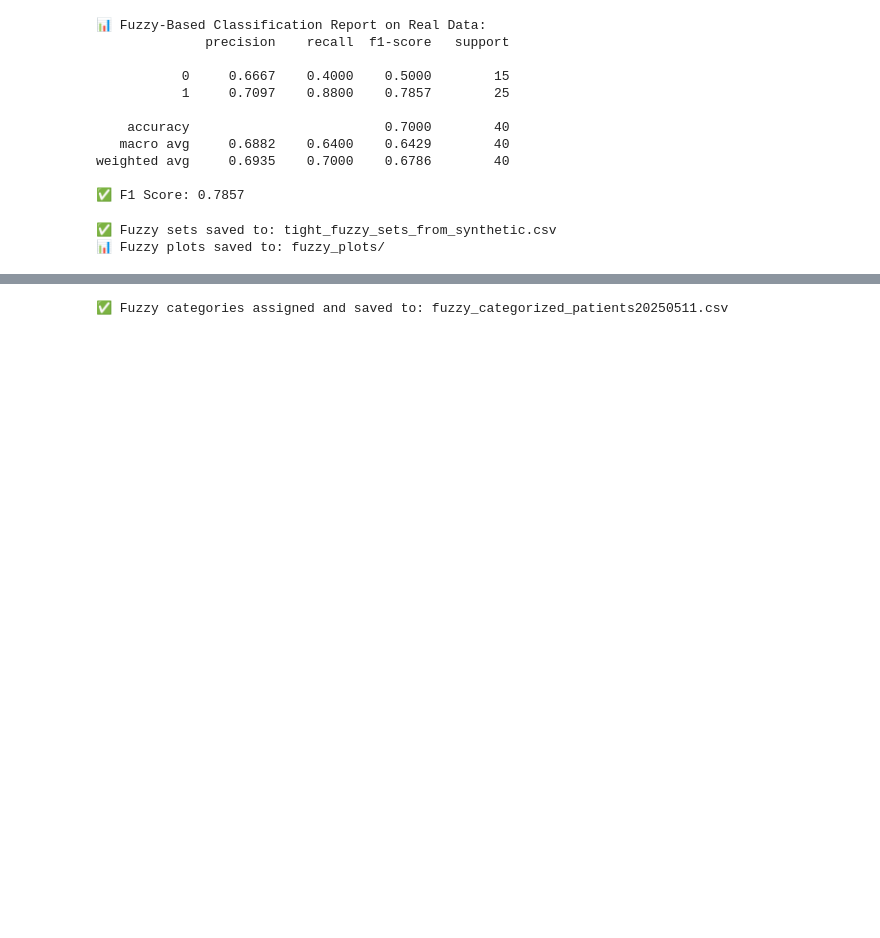
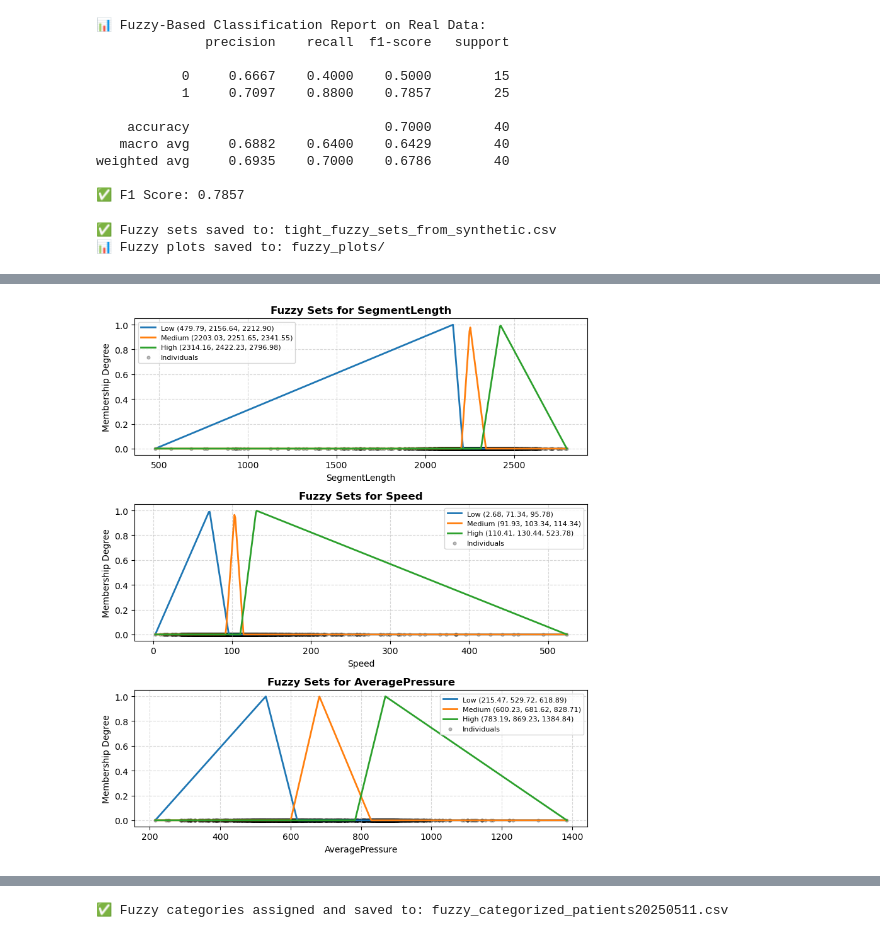
Before and after one commit to adklts/ParkinsonPredictionMethodsHanddrawn, a Jupyter notebook: Spiral/NewSyntheticData 20250511.ipynb, the cells around one changed output, grey strips where cells are left out. Drawn from its saved outputs; the diff is of its cells as text; code cells hidden in the pictures; blank space fills up the shorter version.

```diff
--- a/Spiral/NewSyntheticData 20250511.ipynb
+++ b/Spiral/NewSyntheticData 20250511.ipynb
@@ -926,3 +1155,95 @@ print("📊 Fuzzy plots saved to: fuzzy_plots/")
 # %% [output]
 ✅ Fuzzy sets saved to: tight_fuzzy_sets_from_synthetic.csv
 📊 Fuzzy plots saved to: fuzzy_plots/
+# %%
+import pandas as pd
+import numpy as np
+import matplotlib.pyplot as plt
+import os
+
+# === 1. Load and merge synthetic datasets ===
+synthetic_healthy = pd.read_csv("healthy_synthetic_data20250511_optimized.csv").assign(Label=0)
+synthetic_parkinson = pd.read_csv("parkinsonian_synthetic_data20250511_optimized.csv").assign(Label=1)
+df = pd.concat([synthetic_healthy, synthetic_parkinson], ignore_index=True)
+
+# === 2. Select features to fuzzify ===
+features_to_fuzzify = [
+    "SegmentLength",
+    "Speed",
+    "AveragePressure"
+]
+
+# === 3. Function to compute tight triangular fuzzy sets ===
+def tight_triangular_sets(values, feature):
+    values = values.dropna()
+    min_val = values.min()
+    max_val = values.max()
+
+    if min_val == max_val:
+        return [{"Feature": feature, "FuzzySet": "All", "a": min_val, "b": min_val, "c": min_val}]
+
+    # percentiles for tight overlap
+    p20 = np.percentile(values, 20)
+    p35 = np.percentile(values, 35)
+    p40 = np.percentile(values, 40)
+    p50 = np.percentile(values, 50)
+    p60 = np.percentile(values, 60)
+    p65 = np.percentile(values, 65)
+    p80 = np.percentile(values, 80)
+
+    return [
+        {"Feature": feature, "FuzzySet": "Low",    "a": min_val, "b": p20, "c": p40},
+        {"Feature": feature, "FuzzySet": "Medium", "a": p35,     "b": p50, "c": p65},
+        {"Feature": feature, "FuzzySet": "High",   "a": p60,     "b": p80, "c": max_val}
+    ]
+
+# === 4. Function to plot fuzzy sets (better visualization) ===
+def plot_fuzzy_sets_better(df, fuzzy_defs, features, output_file="synthetic_fuzzy_sets.png"):
+    fig, axes = plt.subplots(len(features), 1, figsize=(8, 3*len(features)), sharey=True)
+
+    if len(features) == 1:
+        axes = [axes]  # ensure iterable
+
+    for ax, feature in zip(axes, features):
+        sets = [fd for fd in fuzzy_defs if fd["Feature"] == feature]
+        xs = np.linspace(min(fd["a"] for fd in sets), max(fd["c"] for fd in sets), 500)
+
+        # Plot fuzzy sets
+        for fd in sets:
+            a, b, c = fd["a"], fd["b"], fd["c"]
+            y = np.maximum(0, np.minimum((xs - a) / (b - a + 1e-9), (c - xs) / (c - b + 1e-9)))
+            y[(xs <= a) | (xs >= c)] = 0
+            y[xs == b] = 1
+            ax.plot(xs, y, linewidth=2, label=f"{fd['FuzzySet']} ({a:.2f}, {b:.2f}, {c:.2f})")
+
+        # Overlay actual data distribution
+        values = df[feature].dropna().values
+        ax.scatter(values, np.zeros_like(values), alpha=0.25, color="black", s=12, label="Individuals")
+
+        ax.set_title(f"Fuzzy Sets for {feature}", fontsize=12, weight="bold")
+        ax.set_xlabel(feature)
+        ax.set_ylabel("Membership Degree")
+        ax.grid(True, linestyle="--", alpha=0.5)
+        ax.legend(fontsize=8)
+
+    plt.tight_layout()
+    plt.savefig(output_file, dpi=300)
+    plt.show()
+    print(f"✅ Combined fuzzy plot saved as: {output_file}")
+
+# === 5. Generate fuzzy sets ===
+fuzzy_definitions = []
+for feature in features_to_fuzzify:
+    if feature in df.columns:
+        fuzzy_definitions.extend(tight_triangular_sets(df[feature], feature))
+    else:
+        print(f"⚠️ Feature not found in data: {feature}")
+
+# === 6. Save fuzzy definitions ===
+fuzzy_df = pd.DataFrame(fuzzy_definitions)
+fuzzy_df.to_csv("tight_fuzzy_sets_from_synthetic.csv", index=False)
+print("✅ Fuzzy sets saved to: tight_fuzzy_sets_from_synthetic.csv")
+
+# === 7. Plot all selected features in one figure ===
+plot_fuzzy_sets_better(df, fuzzy_definitions, features_to_fuzzify, output_file="synthetic_fuzzy_sets.png")
+# %% [output]
@@ -928,0 +1251 @@ print("📊 Fuzzy plots saved to: fuzzy_plots/")
+[figure, added]
```
Also changed, not shown: parts of 7 cells of this notebook.
